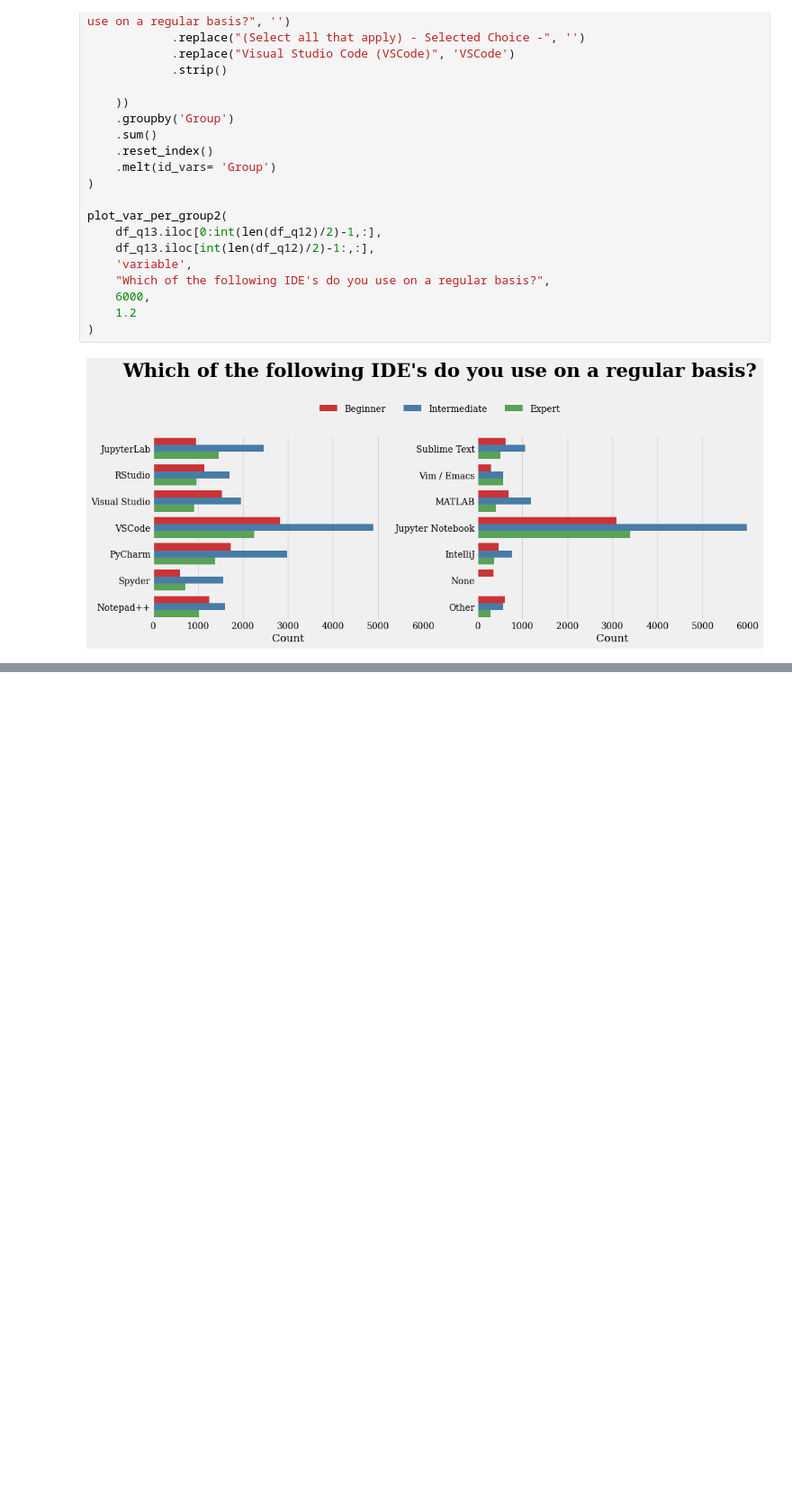
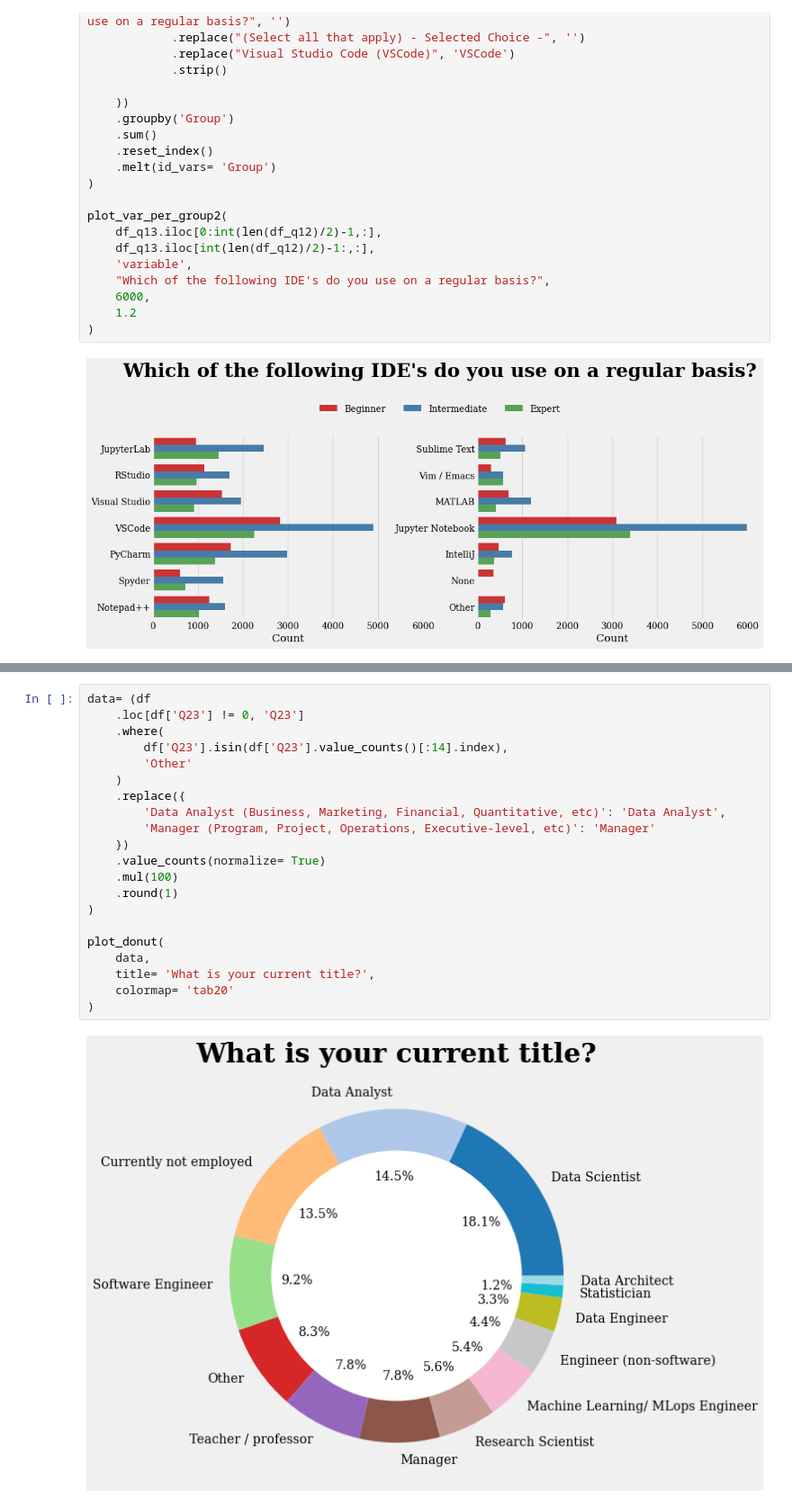
Before and after one commit to danjelito/eda-kaggle-survey-2022, a Jupyter notebook: kaggle-survey-2022.ipynb, the cells around one changed output, grey strips where cells are left out. Shown at 90% size. Drawn from its saved outputs; the diff is of its cells as text; blank space fills up the shorter version.

```diff
--- a/kaggle-survey-2022.ipynb
+++ b/kaggle-survey-2022.ipynb
@@ -546,0 +621,23 @@ plt.show()
+# %%
+data= (df
+    .loc[df['Q23'] != 0, 'Q23']
+    .where(
+        df['Q23'].isin(df['Q23'].value_counts()[:14].index),
+        'Other'
+    )
+    .replace({
+        'Data Analyst (Business, Marketing, Financial, Quantitative, etc)': 'Data Analyst',
+        'Manager (Program, Project, Operations, Executive-level, etc)': 'Manager'
+    })
+    .value_counts(normalize= True)
+    .mul(100)
+    .round(1)
+)
+
+plot_donut(
+    data,
+    title= 'What is your current title?',
+    colormap= 'tab20'
+)
+# %% [output]
+[figure, added]
```
Also changed, not shown: parts of 29 cells of this notebook.
